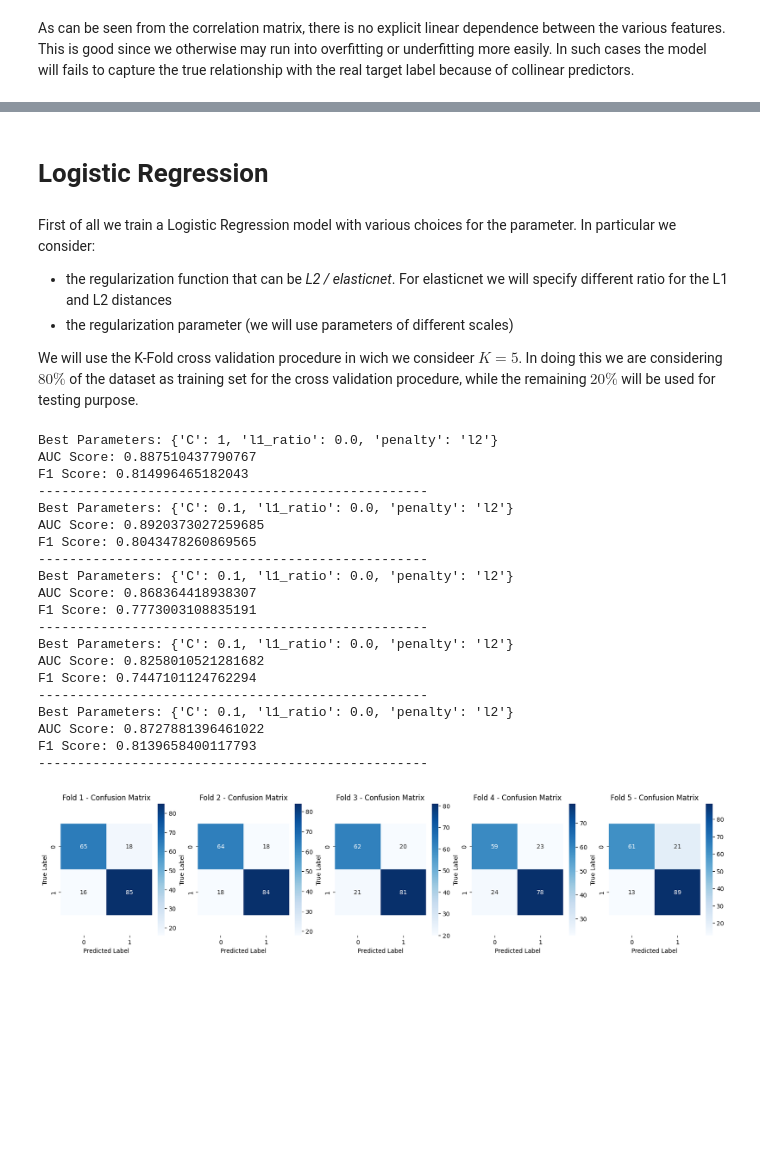
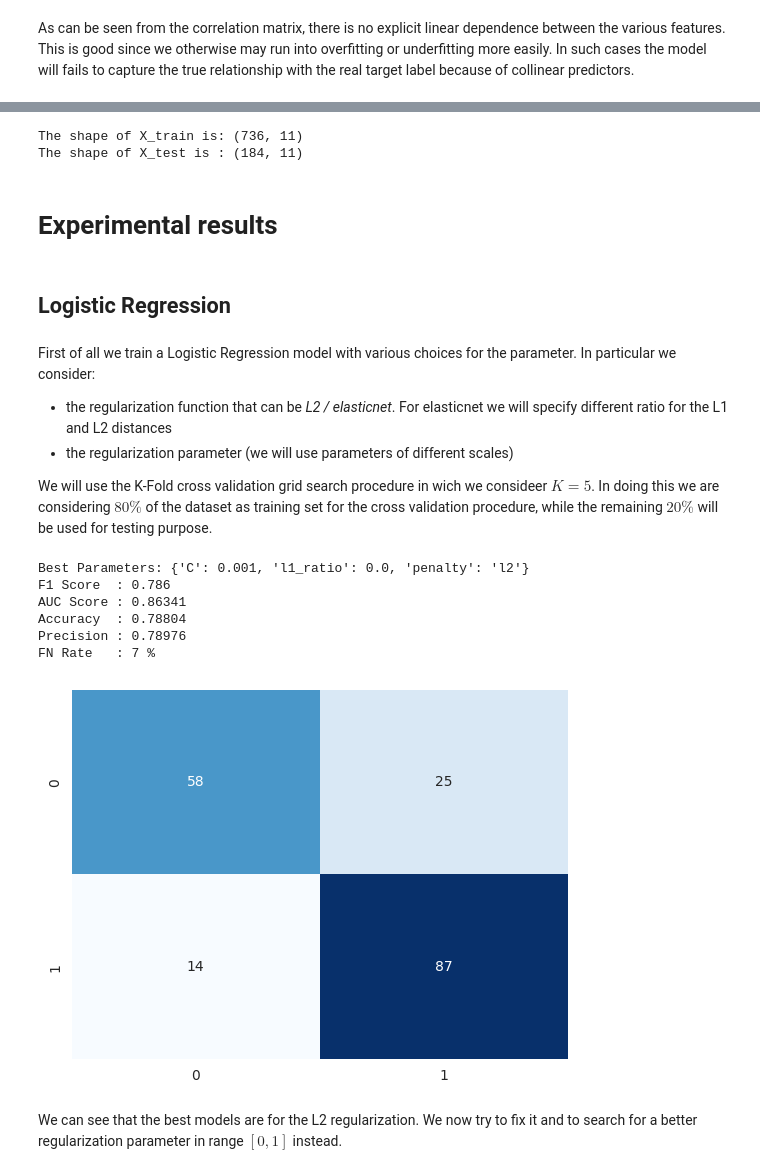
Before and after one commit to marinazanoni/FDS_final, a Jupyter notebook: report.ipynb, the cells around one changed output, grey strips where cells are left out. Cells and saved outputs as stored; diff of their text form; code cells hidden in the pictures; blank space fills up the shorter version.

```diff
--- a/report.ipynb
+++ b/report.ipynb
@@ -249,0 +371,10 @@ dataset
+# %%
+knn_df_orig = knn_df.copy()
+knn_df["kfold"] = -1
+knn_df = knn_df.sample(frac=1).reset_index(drop=True)
+y = knn_df["num"].values
+
+kf = StratifiedKFold(n_splits=50)
+
+for fold, (train_idx, val_idx) in enumerate(kf.split(X=dataset, y=y)):
+    knn_df.loc[val_idx, "kfold"] = fold
@@ -287,0 +563,2 @@ dataset
+# %%
+dataset = knn_df_orig.copy()
@@ -289,3 +568,8 @@ dataset
 Now we will split the dataset in:
 - the matrix of features $X$
 - the matrix of the labels $y$
+# %%
+numerical_columns = ['age', 'trestbps', 'chol', 'thalch', 'oldpeak', 'slope']
+scaler = MinMaxScaler()
+dataset[numerical_columns] = scaler.fit_transform(dataset[numerical_columns])
+dataset.head()
@@ -314,42 +615,43 @@ As can be seen from the correlation matrix, there is no explicit linear dependen
+# %%
+# Splitting the dataset into training and test sets
+# 80% training, 20% test
+
+X_train, X_test, y_train, y_test = train_test_split(X, y, test_size=0.2, random_state=42)
+
+print(f"The shape of X_train is: {X_train.shape}")
+print(f"The shape of X_test is : {X_test.shape}")
+# %% [output]
+The shape of X_train is: (736, 11)
+The shape of X_test is : (184, 11)
+# %% [markdown]
+# Experimental results
 # %% [markdown]
-# Logistic Regression
+## Logistic Regression
 # %% [markdown]
 First of all we train a Logistic Regression model with various choices for the parameter. In particular we consider:
 - the regularization function that can be _L2 / elasticnet_. For elasticnet we will specify different ratio for the L1 and L2 distances
 - the regularization parameter (we will use parameters of different scales)
 
-We will use the K-Fold cross validation procedure in wich we consideer $K=5$. In doing this we are considering $80\%$ of the dataset as training set for the cross validation procedure, while the remaining $20\%$ will be used for testing purpose.
+We will use the K-Fold cross validation grid search procedure in wich we consideer $K=5$. In doing this we are considering $80\%$ of the dataset as training set for the cross validation procedure, while the remaining $20\%$ will be used for testing purpose.
 # %%
 # Create the model with class weights balanced to deal with the imbalanced dataset
-model = LogisticRegression(class_weight = "balanced")
+model = LogisticRegression(class_weight = "balanced", verbose = 0)
 
 # Setting up the hyperparameter grid for GridSearchCV
 param_grid = {
     'penalty' : ['l2', 'elasticnet'],
     'l1_ratio' : np.linspace(0,1,11),
     'C': [0.001, 0.01, 0.1, 1, 10, 100]# Regularization parameter
 }
 
-df_metrics = optimize.run(model, param_grid, X, y)
+model_LR = optimize.run(model, param_grid, X_train, y_train, X_test, y_test)
 # %% [output]
-Best Parameters: {'C': 1, 'l1_ratio': 0.0, 'penalty': 'l2'}
-AUC Score: 0.887510437790767
-F1 Score: 0.814996465182043
---------------------------------------------------
-Best Parameters: {'C': 0.1, 'l1_ratio': 0.0, 'penalty': 'l2'}
-AUC Score: 0.8920373027259685
-F1 Score: 0.8043478260869565
---------------------------------------------------
-Best Parameters: {'C': 0.1, 'l1_ratio': 0.0, 'penalty': 'l2'}
-AUC Score: 0.868364418938307
-F1 Score: 0.7773003108835191
---------------------------------------------------
-Best Parameters: {'C': 0.1, 'l1_ratio': 0.0, 'penalty': 'l2'}
-AUC Score: 0.8258010521281682
-F1 Score: 0.7447101124762294
---------------------------------------------------
-Best Parameters: {'C': 0.1, 'l1_ratio': 0.0, 'penalty': 'l2'}
-AUC Score: 0.8727881396461022
-F1 Score: 0.8139658400117793
---------------------------------------------------
+Best Parameters: {'C': 0.001, 'l1_ratio': 0.0, 'penalty': 'l2'}
+F1 Score  : 0.786
+AUC Score : 0.86341
+Accuracy  : 0.78804
+Precision : 0.78976
+FN Rate   : 7 %
-[figure, old version]
+[figure, new version]
+# %% [markdown]
+We can see that the best models are for the L2 regularization. We now try to fix it and to search for a better regularization parameter in range $[0,1]$ instead.
```
Also changed, not shown: parts of 102 cells of this notebook.
